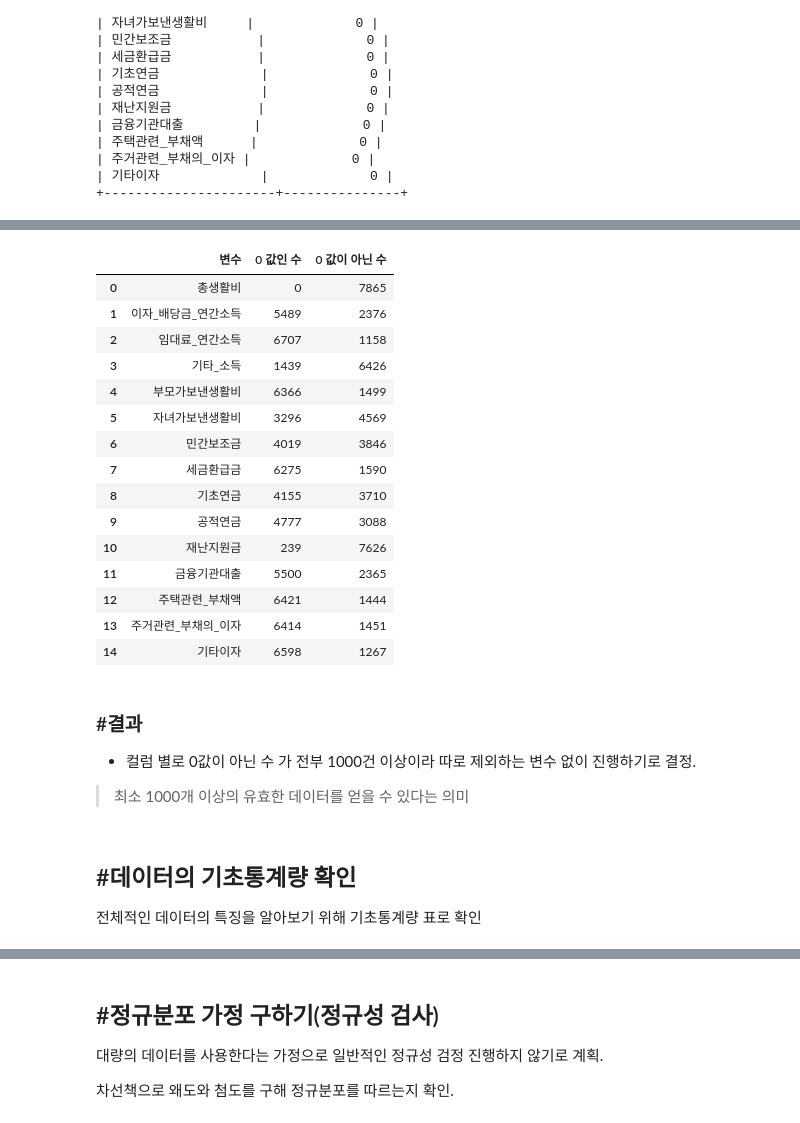
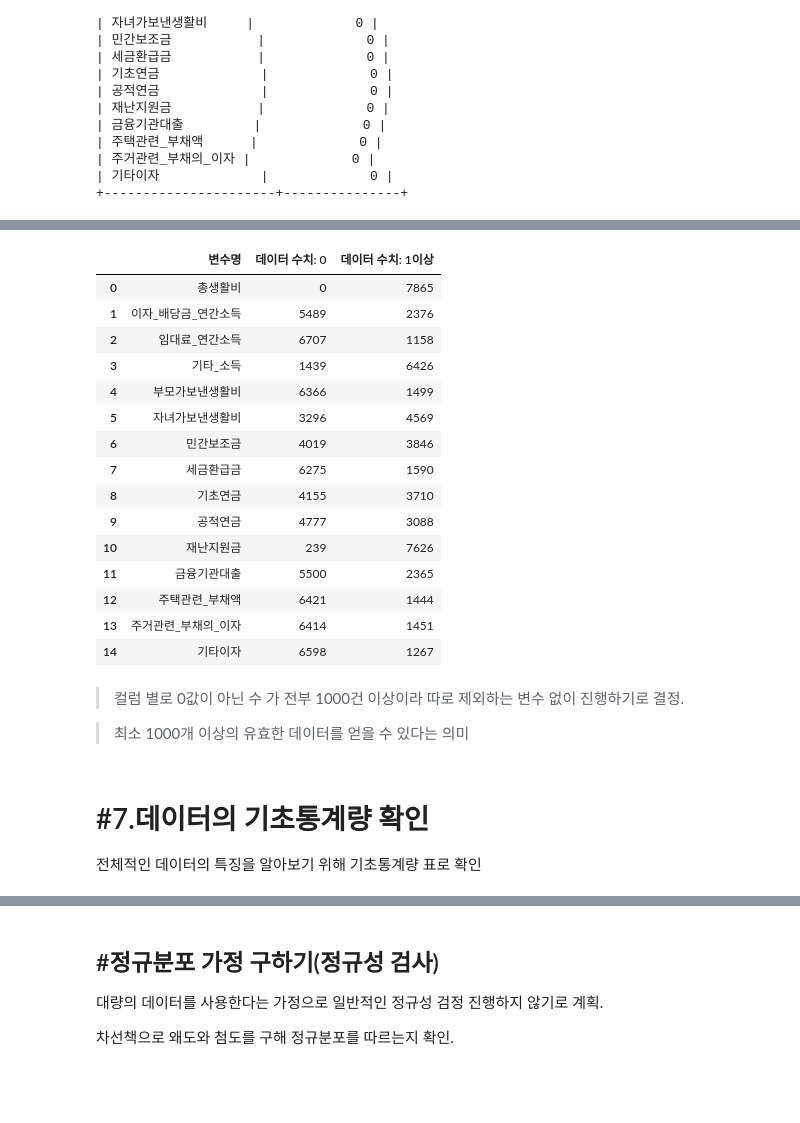
Before and after one commit to jagara101/SemiProject3, a Jupyter notebook: 3차세미 프로젝트 08.14-08.22/!3차 세미프로젝트 코드 최종.ipynb, the cells around one changed output, grey strips where cells are left out. Cells and saved outputs as stored; diff of their text form; code cells hidden in the pictures; blank space fills up the shorter version.

```diff
--- a/3차세미 프로젝트 08.14-08.22/!3차 세미프로젝트 코드 최종.ipynb
+++ b/3차세미 프로젝트 08.14-08.22/!3차 세미프로젝트 코드 최종.ipynb
@@ -210,6 +200,6 @@ helper.prettyPrint(df1.isna().sum(), title='데이터 타입')
 # %%
 # 주택관련_부채액에서 결측치 1079건이 확인되었고 부채액이 없는것으로 간주하고 수치값'0'으로 대체
-re_df1=df1.fillna(value=0)
+re_df1=df1.fillna(0) #fillna() 결측치 값을 수정, ()안에 수치값을 넣으면 결측치는 해당 수치값으로 일괄변경
 re_df1.head()
 # %% [output]
 |  | 총생활비 | 이자_배당금_연간소득 | 임대료_연간소득 | 기타_소득 | 부모가보낸생활비 | 자녀가보낸생활비 | 민간보조금 | 세금환급금 | 기초연금 | 공적연금 | ... |
@@ -271,19 +250,21 @@ for column in re_df1.columns:
 # %%
-#데이터프레임으로 각 변수의 0값, 0 아닌 값을 추출하는 코드
-
-results = []
+# ver2
+# re_df1의 컬럼을 for문으로 돌림
+# 각 컬럼별로 데이터셋 7865개를 확인해서 수치가 0인것과 0이 아닌것으로 나눔
+# 수치가 0 -> zero count / 수치가 1 이상 -> number count
+results = [] # 빈 리스트 생성
 for column in re_df1.columns:
     zero_count = re_df1.loc[re_df1[column] == 0].shape[0]
     number_count = re_df1.loc[re_df1[column] != 0].shape[0]
     results.append({
-        '변수': column,
-        '0 값인 수': zero_count,
-        '0 값이 아닌 수': number_count
+        '변수명': column,
+        '데이터 수치: 0': zero_count,
+        '데이터 수치: 1이상': number_count  # 빈 리스트에 append 함수 이용하여 나온 결과를 집어넣음
     })
-result_df = pd.DataFrame(results)
+result_df = pd.DataFrame(results) # results 리스트를 데이터프레임화
 result_df
 # %% [output]
-|  | 변수 | 0 값인 수 | 0 값이 아닌 수 |
+|  | 변수명 | 데이터 수치: 0 | 데이터 수치: 1이상 |
 | 0 | 총생활비 | 0 | 7865 |
 | 1 | 이자_배당금_연간소득 | 5489 | 2376 |
 | 2 | 임대료_연간소득 | 6707 | 1158 |
@@ -300,13 +281,11 @@ result_df
 | 13 | 주거관련_부채의_이자 | 6414 | 1451 |
 | 14 | 기타이자 | 6598 | 1267 |
 # %% [markdown]
-### #결과
-
-- 컬럼 별로 0값이 아닌 수 가 전부 1000건 이상이라 따로 제외하는 변수 없이 진행하기로 결정.
+> 컬럼 별로 0값이 아닌 수 가 전부 1000건 이상이라 따로 제외하는 변수 없이 진행하기로 결정.
 
 >최소 1000개 이상의 유효한 데이터를 얻을 수 있다는 의미
 # %% [markdown]
-## #데이터의 기초통계량 확인
+# #7.데이터의 기초통계량 확인
 
 전체적인 데이터의 특징을 알아보기 위해 기초통계량 표로 확인
 # %%
```
Also changed, not shown: parts of 68 cells of this notebook.
